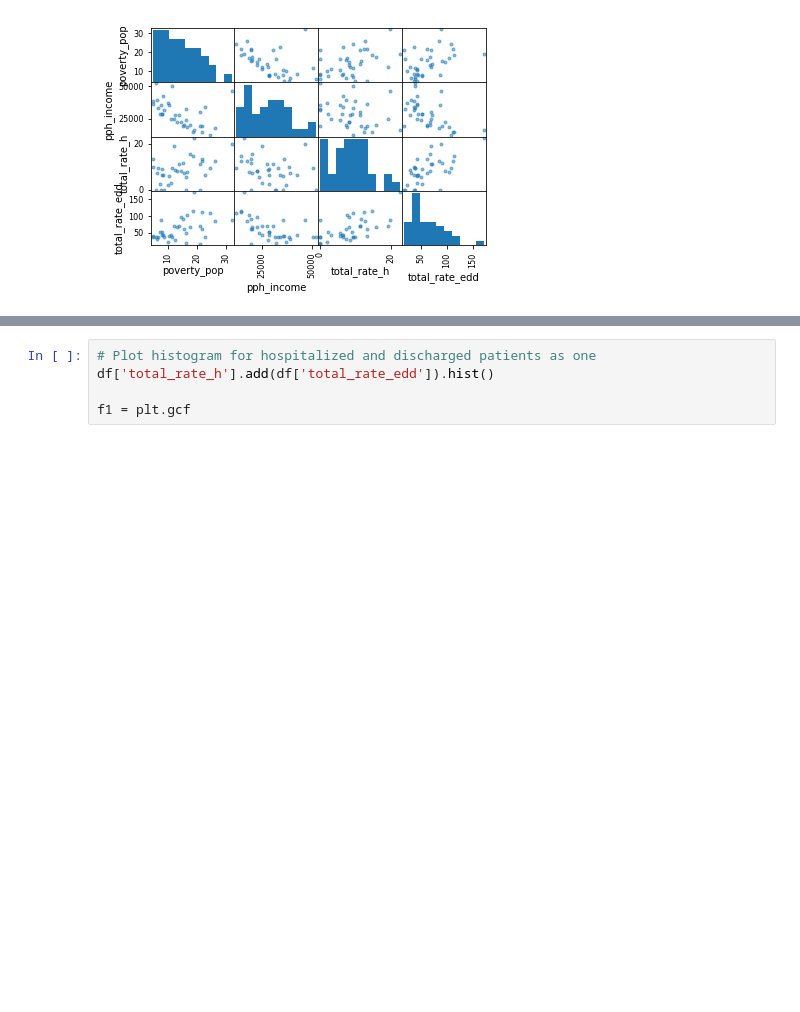
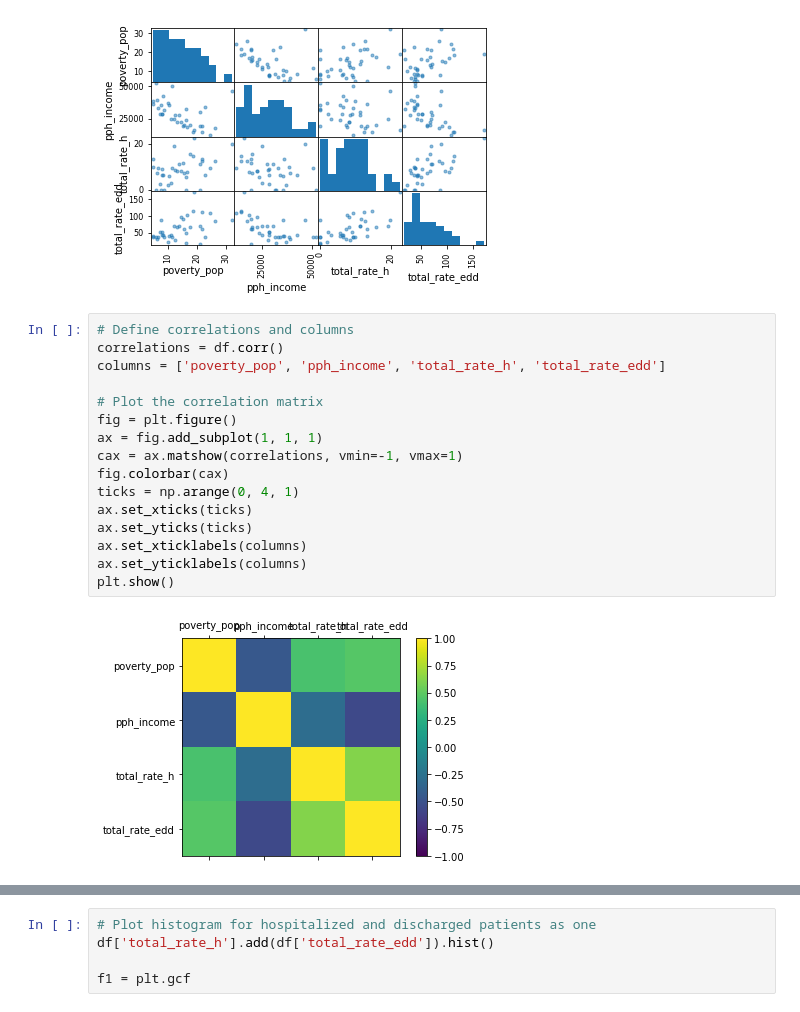
Before and after one commit to TomDonoghue/Pr_052, a Jupyter notebook: Capstone_Project.ipynb, the cells around one changed output, grey strips where cells are left out. Cells and saved outputs as stored; diff of their text form; blank space fills up the shorter version.

```diff
--- a/Capstone_Project.ipynb
+++ b/Capstone_Project.ipynb
@@ -134,3 +134,21 @@ ax.bar3d(xpos,ypos,zpos, dx, dy,dz,color=cs)
 fig = pd.scatter_matrix(df)
 # %% [output]
 [figure]
+# %%
+# Define correlations and columns
+correlations = df.corr()
+columns = ['poverty_pop', 'pph_income', 'total_rate_h', 'total_rate_edd']
+
+# Plot the correlation matrix
+fig = plt.figure()
+ax = fig.add_subplot(1, 1, 1)
+cax = ax.matshow(correlations, vmin=-1, vmax=1)
+fig.colorbar(cax)
+ticks = np.arange(0, 4, 1)
+ax.set_xticks(ticks)
+ax.set_yticks(ticks)
+ax.set_xticklabels(columns)
+ax.set_yticklabels(columns)
+plt.show()
+# %% [output]
+[figure, added]
```
Also changed, not shown: parts of 15 cells of this notebook, 1 other file.
